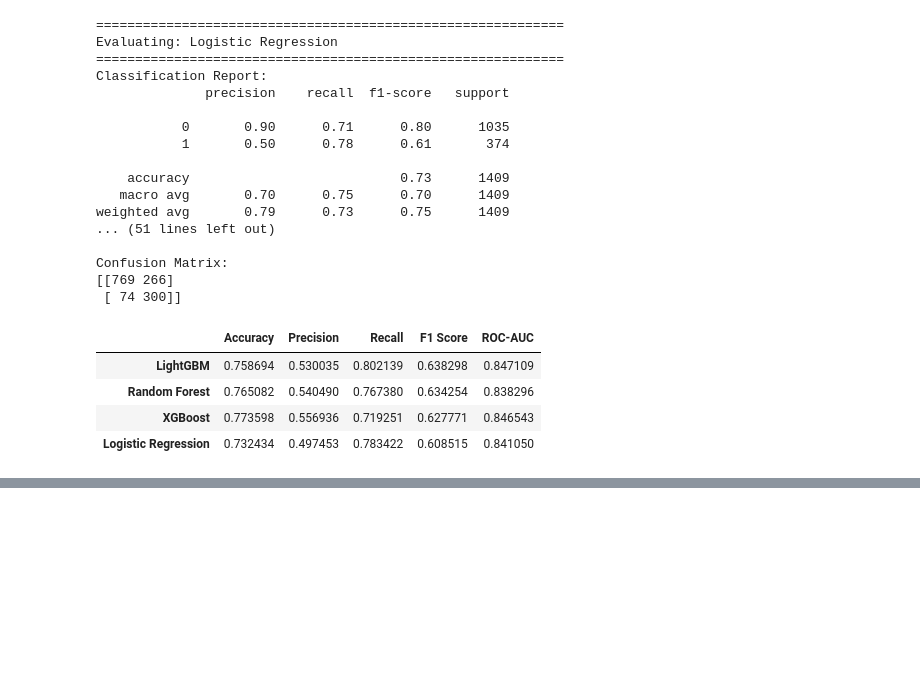
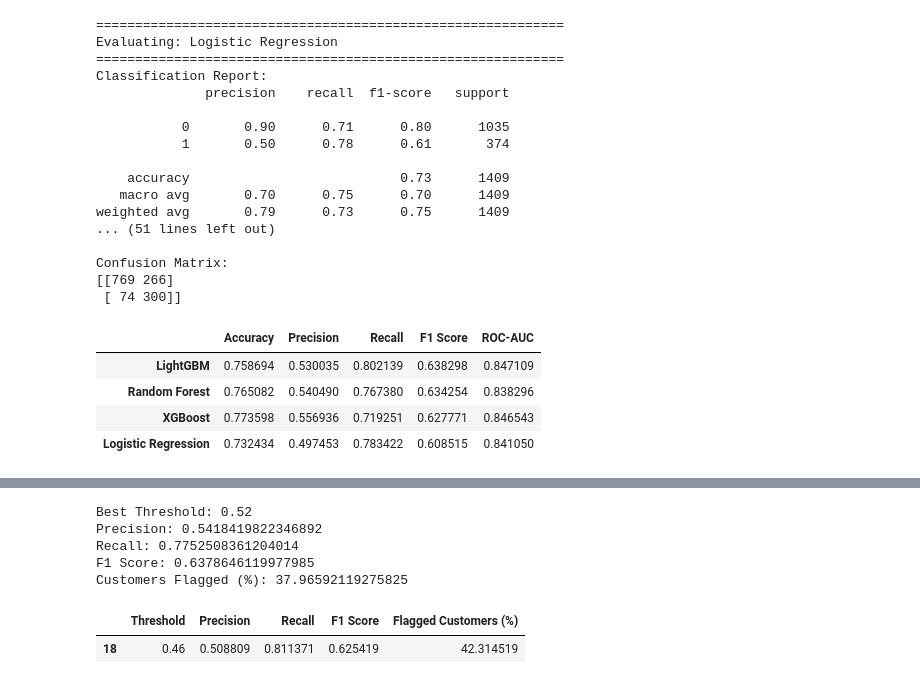
Before and after one commit to Anshbharadwaj28/customer-intelligence-churn-prediction, a Jupyter notebook: notebook/03_model_training.ipynb, the cells around one changed output, grey strips where cells are left out. Drawn from its saved outputs; the diff is of its cells as text; code cells hidden in the pictures; blank space fills up the shorter version.

```diff
--- a/notebook/03_model_training.ipynb
+++ b/notebook/03_model_training.ipynb
@@ -479,0 +598,30 @@ best_model = best_lgbm_model
+# %%
+best_threshold_row = threshold_df.loc[
+    threshold_df["F1 Score"].idxmax()
+]
+
+print("Best Threshold:", best_threshold_row["Threshold"])
+print("Precision:", best_threshold_row["Precision"])
+print("Recall:", best_threshold_row["Recall"])
+print("F1 Score:", best_threshold_row["F1 Score"])
+print("Customers Flagged (%):", best_threshold_row["Flagged Customers (%)"])
+# %% [output]
+Best Threshold: 0.52
+Precision: 0.5418419822346892
+Recall: 0.7752508361204014
+F1 Score: 0.6378646119977985
+Customers Flagged (%): 37.96592119275825
+# %%
+recall_constraint_df = threshold_df[
+    threshold_df["Recall"] >= 0.80
+]
+
+best_business_threshold = recall_constraint_df.sort_values(
+    by="Precision",
+    ascending=False
+).head(1)
+
+best_business_threshold
+# %% [output]
+|  | Threshold | Precision | Recall | F1 Score | Flagged Customers (%) |
+| 18 | 0.46 | 0.508809 | 0.811371 | 0.625419 | 42.314519 |
```
Also changed, not shown: parts of 7 cells of this notebook.
